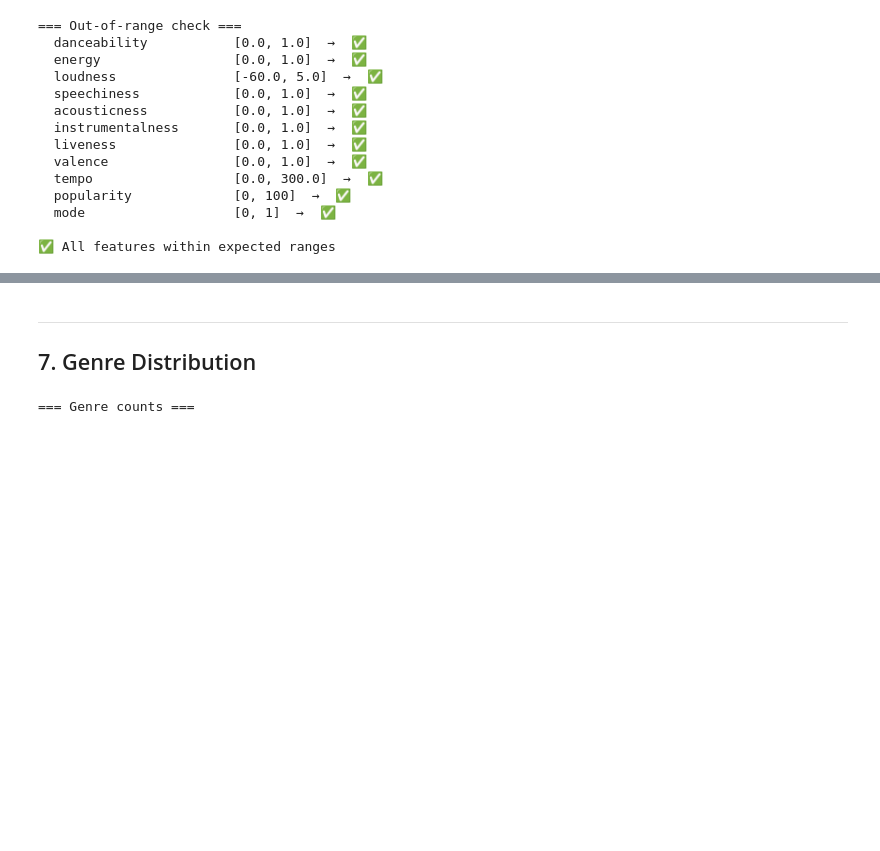
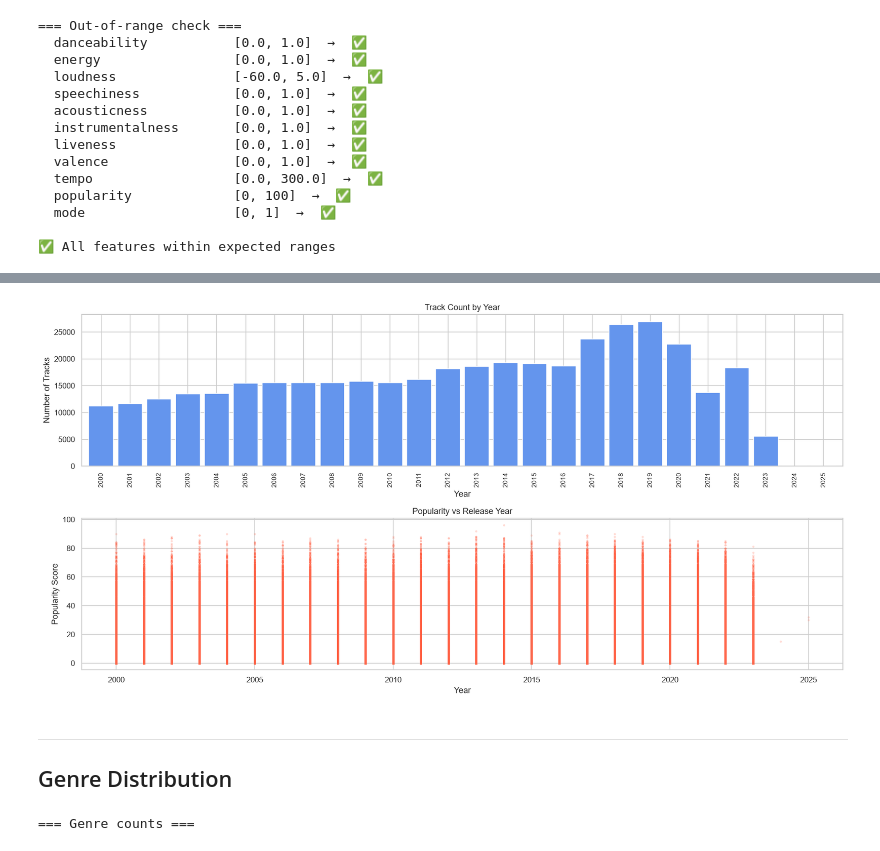
Before and after one commit to grenappl/thesis-project, a Jupyter notebook: notebooks/1_validation.ipynb, the cells around one changed output, grey strips where cells are left out. Drawn from its saved outputs; the diff is of its cells as text; code cells hidden in the pictures; blank space fills up the shorter version.

```diff
--- a/notebooks/1_validation.ipynb
+++ b/notebooks/1_validation.ipynb
@@ -326,9 +327,29 @@ Tracks from 2018 onward: 113,593 (23.1%) — avg popularity: 19.8
 Tracks before 2010     : 228,964 (46.6%) — avg popularity: 18.5
 
 ⚠️  If avg popularity differs significantly between eras, apply a year filter or control for year in your model.
+# %%
+songs_2ts = songs[songs['year'] >= 2000]
+year_2ts_counts = songs_2ts['year'].value_counts().sort_index()
+
+fig, axes = plt.subplots(2, 1, figsize=(16, 8))
+year_2ts_counts.plot(kind='bar', ax=axes[0], color='cornflowerblue', edgecolor='white', width=0.85)
+axes[0].set_title('Track Count by Year')
+axes[0].set_xlabel('Year')
+axes[0].set_ylabel('Number of Tracks')
+axes[0].tick_params(axis='x', rotation=90, labelsize=9)
+
+# Popularity vs year scatter
+axes[1].scatter(songs_2ts['year'], songs_2ts['popularity'], alpha=0.15, s=5, color='tomato')
+axes[1].set_title('Popularity vs Release Year')
+axes[1].set_xlabel('Year')
+axes[1].set_ylabel('Popularity Score')
+plt.tight_layout()
+plt.show()
+# %% [output]
+[figure, added]
 # %% [markdown]
 ---
-## 7. Genre Distribution
+## Genre Distribution
 # %%
 genre_counts = songs['genre'].value_counts()
 print('=== Genre counts ===')
```
Also changed, not shown: parts of 18 cells of this notebook, 8 other files.
